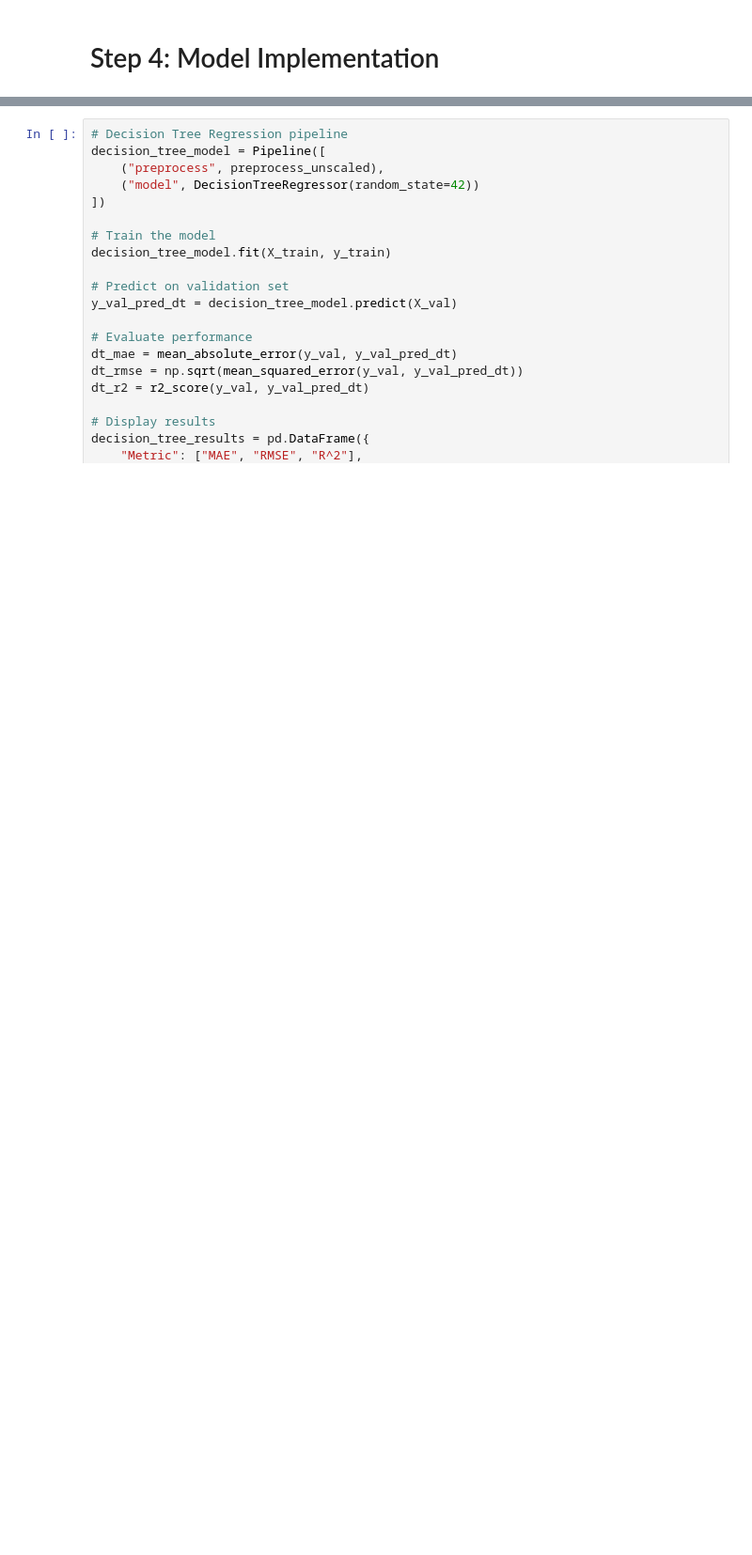
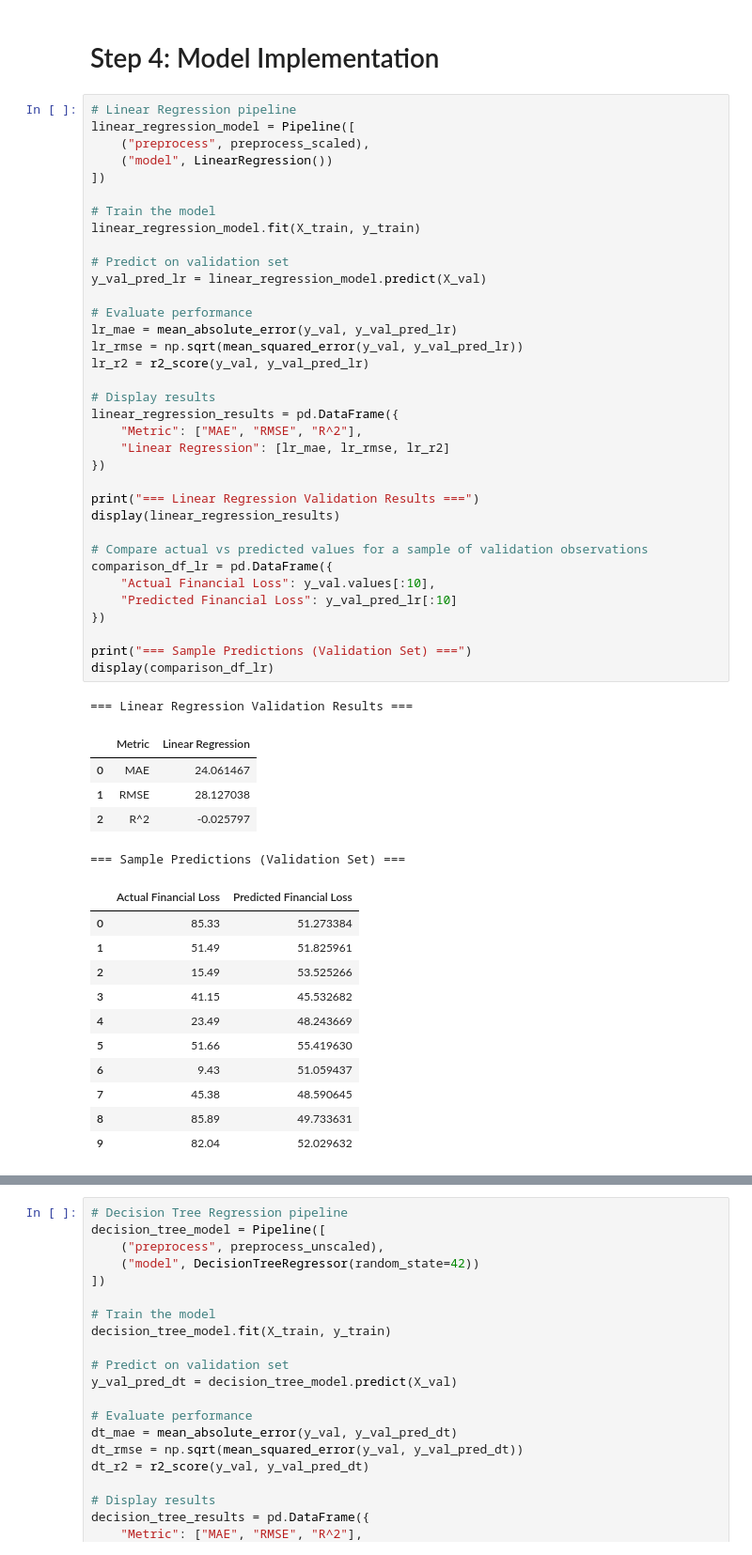
Before and after one commit to gracenev/DS300Project, a Jupyter notebook: DS300_Project.ipynb, the cells around one changed output, grey strips where cells are left out. Shown at 94% size. Cells and saved outputs as stored; diff of their text form; blank space fills up the shorter version.

```diff
--- a/DS300_Project.ipynb
+++ b/DS300_Project.ipynb
@@ -437,2 +500,55 @@ After defining the target variable as **Financial Loss (in Million $)**, the dat
 # %% [markdown]
 # Step 4: Model Implementation
+# %%
+# Linear Regression pipeline
+linear_regression_model = Pipeline([
+    ("preprocess", preprocess_scaled),
+    ("model", LinearRegression())
+])
+
+# Train the model
+linear_regression_model.fit(X_train, y_train)
+
+# Predict on validation set
+y_val_pred_lr = linear_regression_model.predict(X_val)
+
+# Evaluate performance
+lr_mae = mean_absolute_error(y_val, y_val_pred_lr)
+lr_rmse = np.sqrt(mean_squared_error(y_val, y_val_pred_lr))
+lr_r2 = r2_score(y_val, y_val_pred_lr)
+
+# Display results
+linear_regression_results = pd.DataFrame({
+    "Metric": ["MAE", "RMSE", "R^2"],
+    "Linear Regression": [lr_mae, lr_rmse, lr_r2]
+})
+
+print("=== Linear Regression Validation Results ===")
+display(linear_regression_results)
+
+# Compare actual vs predicted values for a sample of validation observations
+comparison_df_lr = pd.DataFrame({
+    "Actual Financial Loss": y_val.values[:10],
+    "Predicted Financial Loss": y_val_pred_lr[:10]
+})
+
+print("=== Sample Predictions (Validation Set) ===")
+display(comparison_df_lr)
+# %% [output]
+=== Linear Regression Validation Results ===
+|  | Metric | Linear Regression |
+| 0 | MAE | 24.061467 |
+| 1 | RMSE | 28.127038 |
+| 2 | R^2 | -0.025797 |
+=== Sample Predictions (Validation Set) ===
+|  | Actual Financial Loss | Predicted Financial Loss |
+| 0 | 85.33 | 51.273384 |
+| 1 | 51.49 | 51.825961 |
+| 2 | 15.49 | 53.525266 |
+| 3 | 41.15 | 45.532682 |
+| 4 | 23.49 | 48.243669 |
+| 5 | 51.66 | 55.419630 |
+| 6 | 9.43 | 51.059437 |
+| 7 | 45.38 | 48.590645 |
+| 8 | 85.89 | 49.733631 |
+| 9 | 82.04 | 52.029632 |
```
Also changed, not shown: parts of 24 cells of this notebook.
